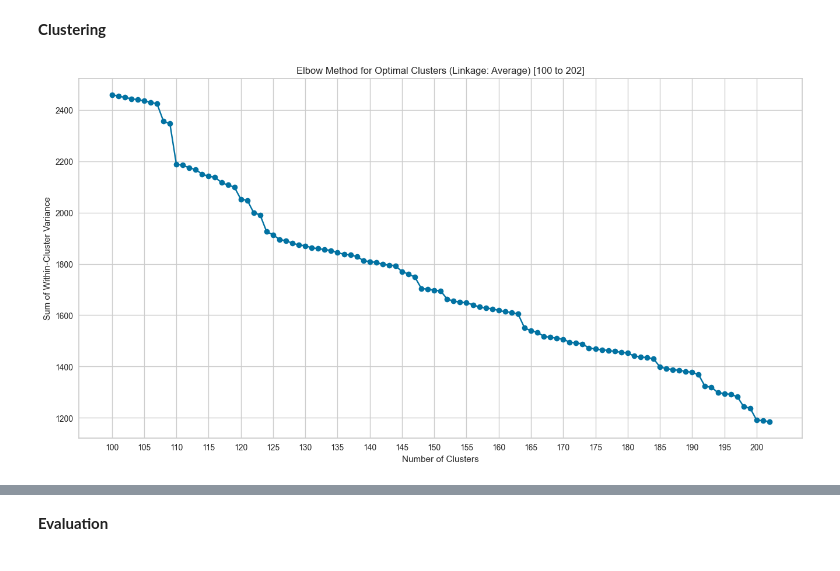
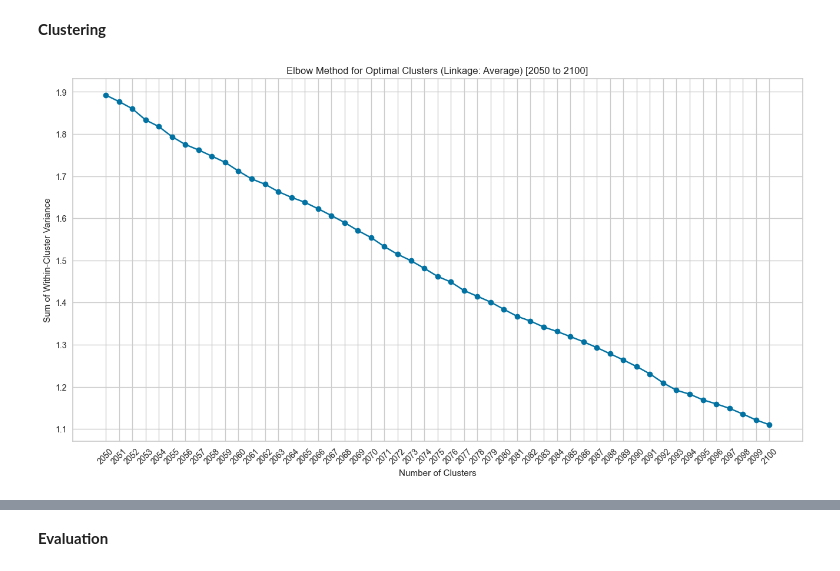
Before and after one commit to bunnekas/prevelop, a Jupyter notebook: notebooks/prevelop_roemheld_3.ipynb, the cells around one changed output, grey strips where cells are left out. Saved outputs shown, nothing was run; the diff lists cells and outputs as text; code cells hidden in the pictures.

```diff
--- a/notebooks/prevelop_roemheld_3.ipynb
+++ b/notebooks/prevelop_roemheld_3.ipynb
@@ -183,7 +201,7 @@ __Clustering__
 ### calculate distance matrix
 distance_matrix = clustering.gower_distance(data)
 # %%
-### plot the elbow plot for the first 20 clusters
-clustering.elbow_plot_agglomerative(data_preprocessed, distance_matrix, 100, 202)
+# ### plot the elbow plot for the first 20 clusters
+# clustering.elbow_plot_agglomerative(data_preprocessed, distance_matrix, 2050, 2100)
 # %% [output]
-[figure, old version]
+[figure, new version]
```
Also changed, not shown: parts of 46 cells of this notebook, 4 other files.
